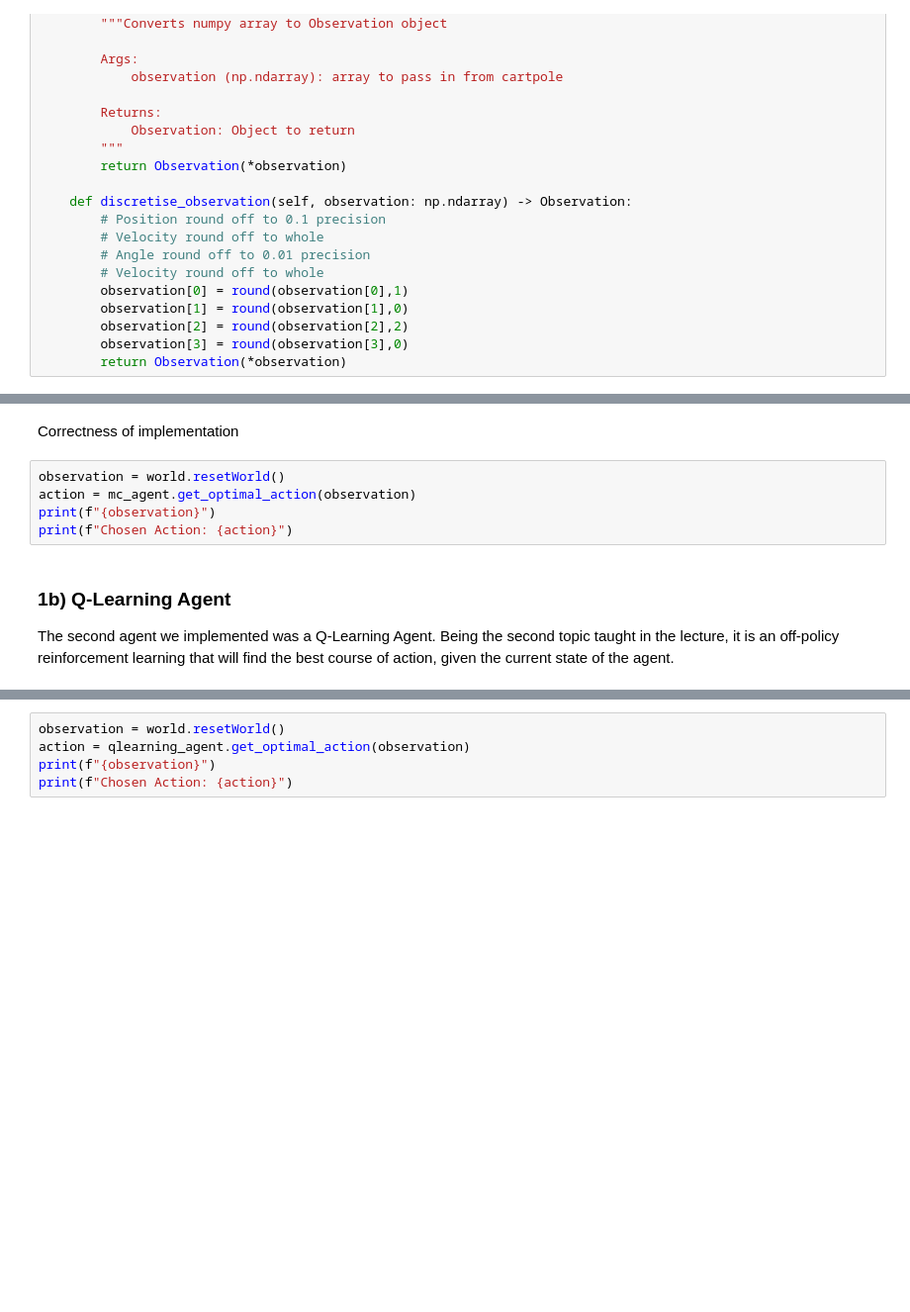
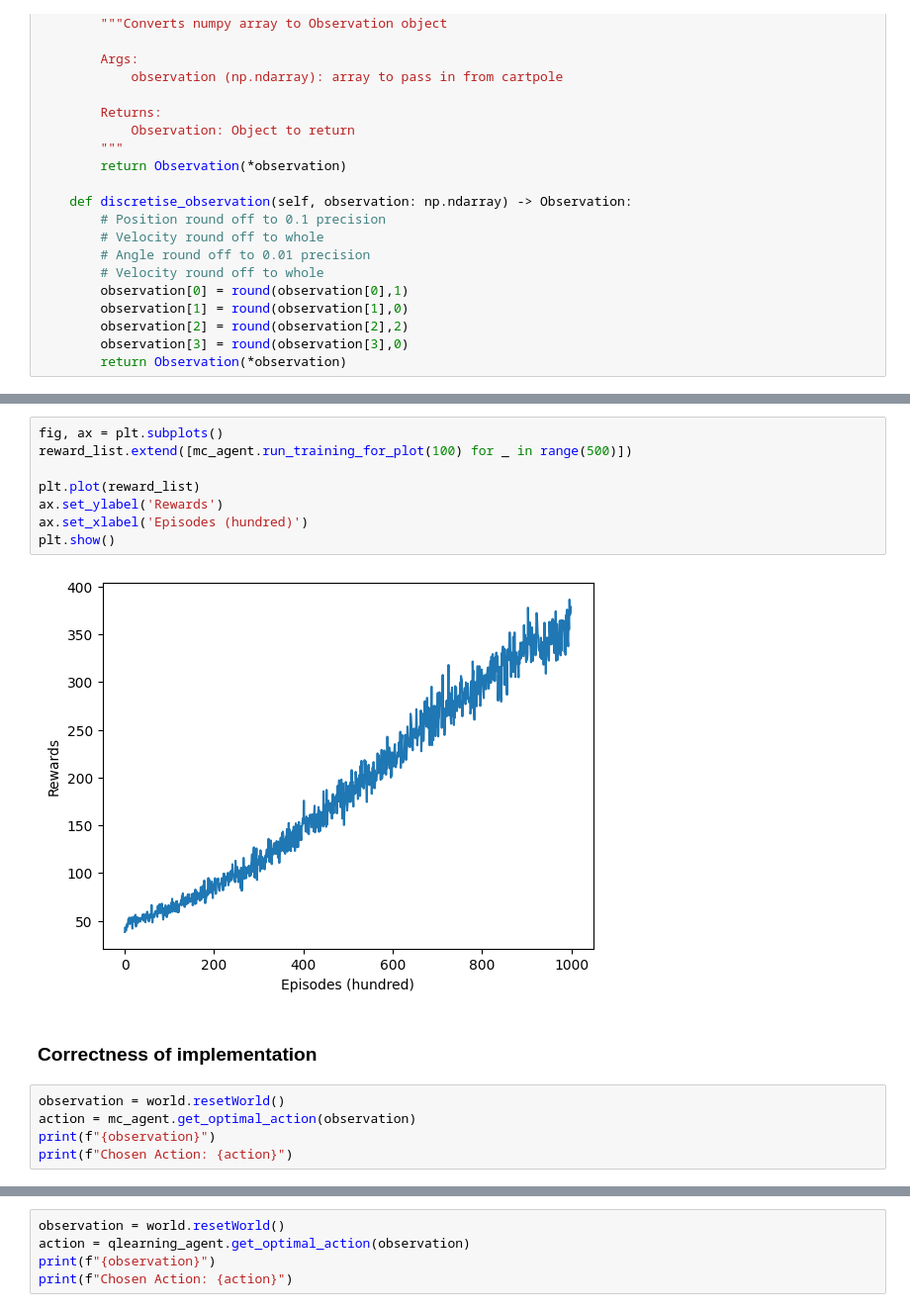
Before and after one commit to HiIAmTzeKean/SC3000-Artificial-Intelligence, a Jupyter notebook: cartpole.ipynb, the cells around one changed output, grey strips where cells are left out. Shown at 99% size. Cells and saved outputs as stored; diff of their text form; blank space fills up the shorter version.

```diff
--- a/cartpole.ipynb
+++ b/cartpole.ipynb
@@ -301,11 +344,17 @@ mc_agent = MCAgent(world)
+# %%
+fig, ax = plt.subplots()
+reward_list.extend([mc_agent.run_training_for_plot(100) for _ in range(500)])
+
+plt.plot(reward_list)
+ax.set_ylabel('Rewards')
+ax.set_xlabel('Episodes (hundred)')
+plt.show()
+# %% [output]
+[figure, added]
 # %% [markdown]
-Correctness of implementation
+### Correctness of implementation
 # %%
 observation = world.resetWorld()
 action = mc_agent.get_optimal_action(observation)
 print(f"{observation}")
 print(f"Chosen Action: {action}")
-# %% [markdown]
-### 1b) Q-Learning Agent
-
-The second agent we implemented was a Q-Learning Agent. Being the second topic taught in the lecture, it is an off-policy reinforcement learning that will find the best course of action, given the current state of the agent.
```
Also changed, not shown: parts of 47 cells of this notebook, 1 other file.
